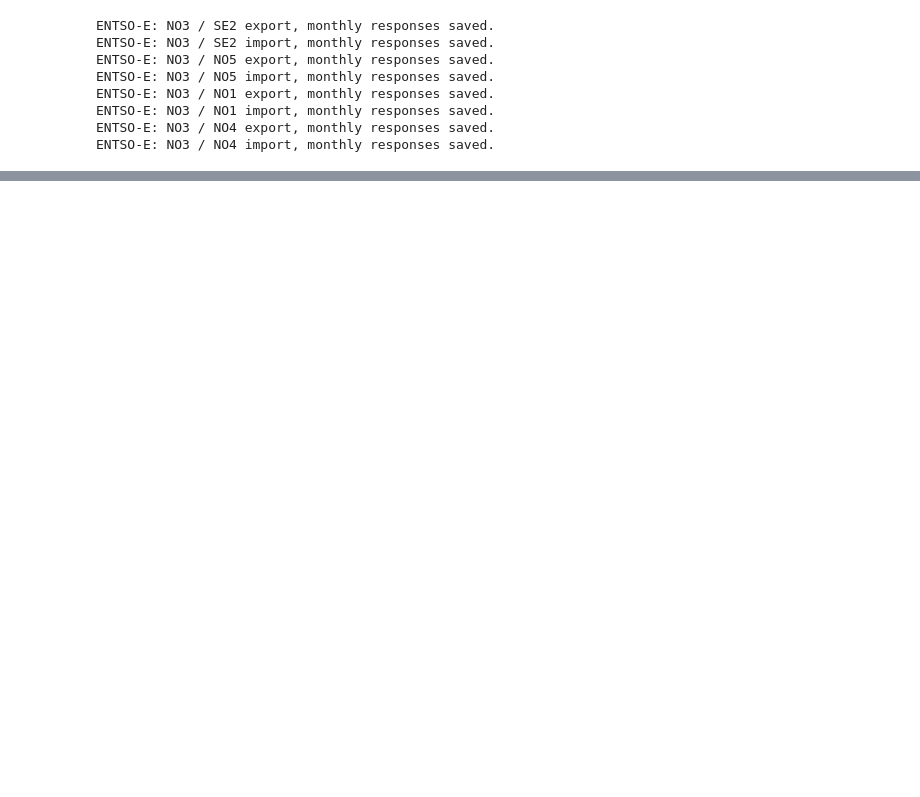
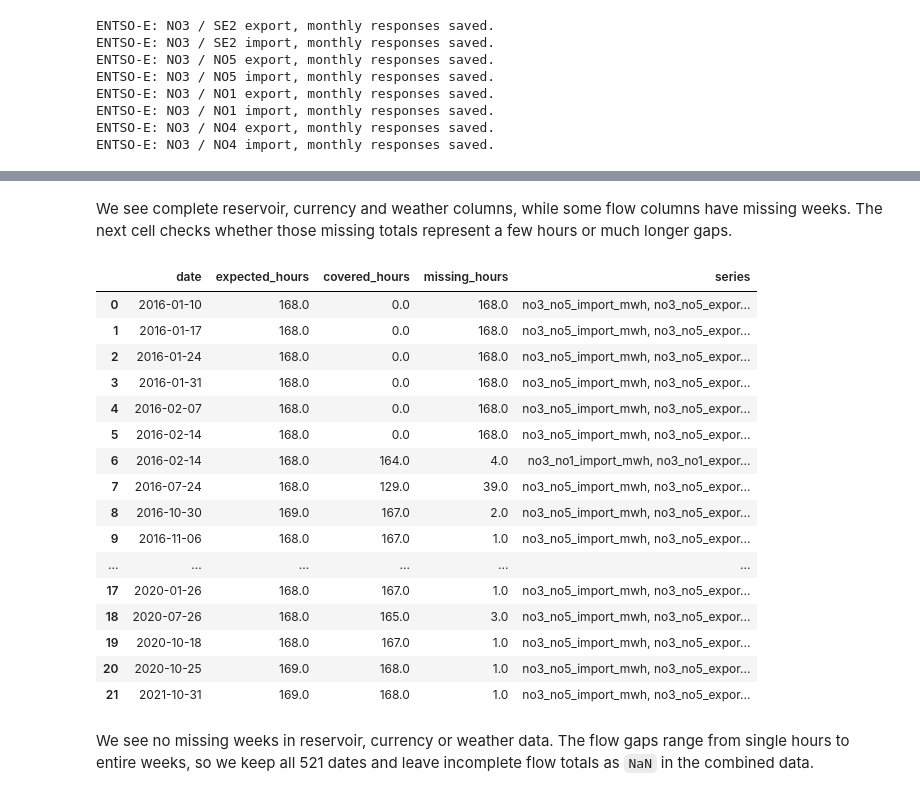
Before and after one commit to EliasVinsrygg/IND320-EliasVinsrygg, a Jupyter notebook: Compulsory Assignments/notebooks/CA4.ipynb, the cells around one changed output, grey strips where cells are left out. Cells and saved outputs as stored; diff of their text form; code cells hidden in the pictures; blank space fills up the shorter version.

```diff
--- a/Compulsory Assignments/notebooks/CA4.ipynb
+++ b/Compulsory Assignments/notebooks/CA4.ipynb
@@ -552,0 +642,47 @@ weather_weekly.head()
+# %% [markdown]
+We see complete reservoir, currency and weather columns, while some flow columns have missing weeks. The next cell checks whether those missing totals represent a few hours or much longer gaps.
+# %%
+# Measuring interval coverage only for missing weekly values; retaining all original data.
+flow_gap_rows = []
+for date in entsoe_weekly.index[entsoe_weekly.isna().any(axis=1)]:
+    position = weeks.get_loc(date)
+    start, end = week_starts[position], week_ends[position]
+    for neighbour in neighbour_codes:
+        for direction in ("import", "export"):
+            column = f"no3_{neighbour.lower()}_{direction}_mwh"
+            if pd.isna(entsoe_weekly.loc[date, column]):
+                # Clipping published intervals to this week, including partial boundary hours.
+                blocks = flows.loc[(flows["neighbour"] == neighbour) & (flows["direction"] == direction)
+                                   & (flows["start"] < end) & (flows["end"] > start)]
+                covered = ((blocks["end"].clip(upper=end) - blocks["start"].clip(lower=start))
+                           .dt.total_seconds() / 3600).sum()
+                expected = expected_week_hours.loc[date]
+                flow_gap_rows.append({"date": date, "expected_hours": expected,
+                                      "covered_hours": covered, "missing_hours": expected - covered,
+                                      "series": column})
+
+# Combining identical gaps into fewer rows while keeping the affected series visible.
+flow_gap_hours = pd.DataFrame(flow_gap_rows, columns=[
+    "date", "expected_hours", "covered_hours", "missing_hours", "series"])
+display(flow_gap_hours.groupby(["date", "expected_hours", "covered_hours", "missing_hours"],
+                              as_index=False).agg({"series": ", ".join}))
+# %% [output]
+|  | date | expected_hours | covered_hours | missing_hours | series |
+| 0 | 2016-01-10 | 168.0 | 0.0 | 168.0 | no3_no5_import_mwh, no3_no5_expor... |
+| 1 | 2016-01-17 | 168.0 | 0.0 | 168.0 | no3_no5_import_mwh, no3_no5_expor... |
+| 2 | 2016-01-24 | 168.0 | 0.0 | 168.0 | no3_no5_import_mwh, no3_no5_expor... |
+| 3 | 2016-01-31 | 168.0 | 0.0 | 168.0 | no3_no5_import_mwh, no3_no5_expor... |
+| 4 | 2016-02-07 | 168.0 | 0.0 | 168.0 | no3_no5_import_mwh, no3_no5_expor... |
+| 5 | 2016-02-14 | 168.0 | 0.0 | 168.0 | no3_no5_import_mwh, no3_no5_expor... |
+| 6 | 2016-02-14 | 168.0 | 164.0 | 4.0 | no3_no1_import_mwh, no3_no1_expor... |
+| 7 | 2016-07-24 | 168.0 | 129.0 | 39.0 | no3_no5_import_mwh, no3_no5_expor... |
+| 8 | 2016-10-30 | 169.0 | 167.0 | 2.0 | no3_no5_import_mwh, no3_no5_expor... |
+| 9 | 2016-11-06 | 168.0 | 167.0 | 1.0 | no3_no5_import_mwh, no3_no5_expor... |
+| ... | ... | ... | ... | ... | ... |
+| 17 | 2020-01-26 | 168.0 | 167.0 | 1.0 | no3_no5_import_mwh, no3_no5_expor... |
+| 18 | 2020-07-26 | 168.0 | 165.0 | 3.0 | no3_no5_import_mwh, no3_no5_expor... |
+| 19 | 2020-10-18 | 168.0 | 167.0 | 1.0 | no3_no5_import_mwh, no3_no5_expor... |
+| 20 | 2020-10-25 | 169.0 | 168.0 | 1.0 | no3_no5_import_mwh, no3_no5_expor... |
+| 21 | 2021-10-31 | 169.0 | 168.0 | 1.0 | no3_no5_import_mwh, no3_no5_expor... |
+# %% [markdown]
+We see no missing weeks in reservoir, currency or weather data. The flow gaps range from single hours to entire weeks, so we keep all 521 dates and leave incomplete flow totals as `NaN` in the combined data.
```
Also changed, not shown: parts of 48 cells of this notebook, 4 other files.
